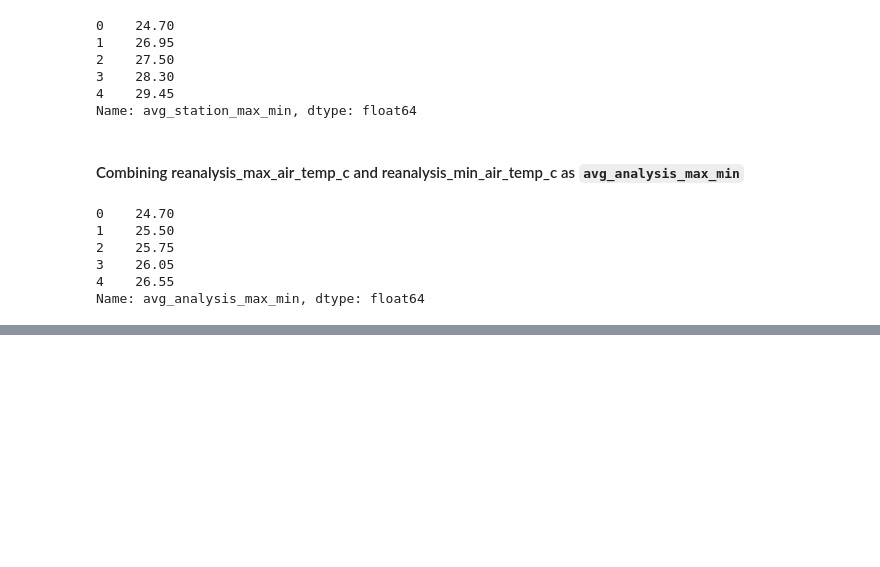
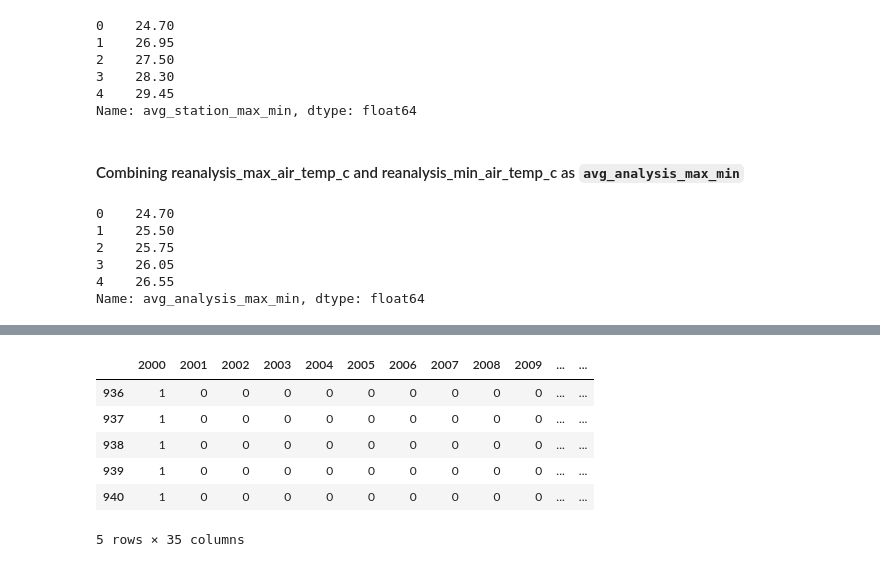
Before and after one commit to sansha94/DengAI, a Jupyter notebook: train.ipynb, the cells around one changed output, grey strips where cells are left out. Drawn from its saved outputs; the diff is of its cells as text; code cells hidden in the pictures; blank space fills up the shorter version.

```diff
--- a/train.ipynb
+++ b/train.ipynb
@@ -221,0 +226,4 @@ X_iq = X_iq.drop(['city', 'weekofyear', 'week_start_date'], axis=1)
+# %%
+one_hot_iq = pd.get_dummies(X_iq['year'])
+X_iq = X_iq.drop('year', axis=1)
+X_iq = X_iq.join(one_hot_iq)
@@ -221,0 +244,12 @@ X_iq = X_iq.drop(['city', 'weekofyear', 'week_start_date'], axis=1)
+# %%
+years = X_iq.columns[:23:-1].values.tolist()
+X_iq = X_iq[years[::-1]].join(X_iq[X_iq.columns[:24]])
+X_iq.head()
+# %% [output]
+|  | 2000 | 2001 | 2002 | 2003 | 2004 | 2005 | 2006 | 2007 | 2008 | 2009 | ... | ... |
+| 936 | 1 | 0 | 0 | 0 | 0 | 0 | 0 | 0 | 0 | 0 | ... | ... |
+| 937 | 1 | 0 | 0 | 0 | 0 | 0 | 0 | 0 | 0 | 0 | ... | ... |
+| 938 | 1 | 0 | 0 | 0 | 0 | 0 | 0 | 0 | 0 | 0 | ... | ... |
+| 939 | 1 | 0 | 0 | 0 | 0 | 0 | 0 | 0 | 0 | 0 | ... | ... |
+| 940 | 1 | 0 | 0 | 0 | 0 | 0 | 0 | 0 | 0 | 0 | ... | ... |
+5 rows × 35 columns
```
Also changed, not shown: parts of 9 cells of this notebook.
